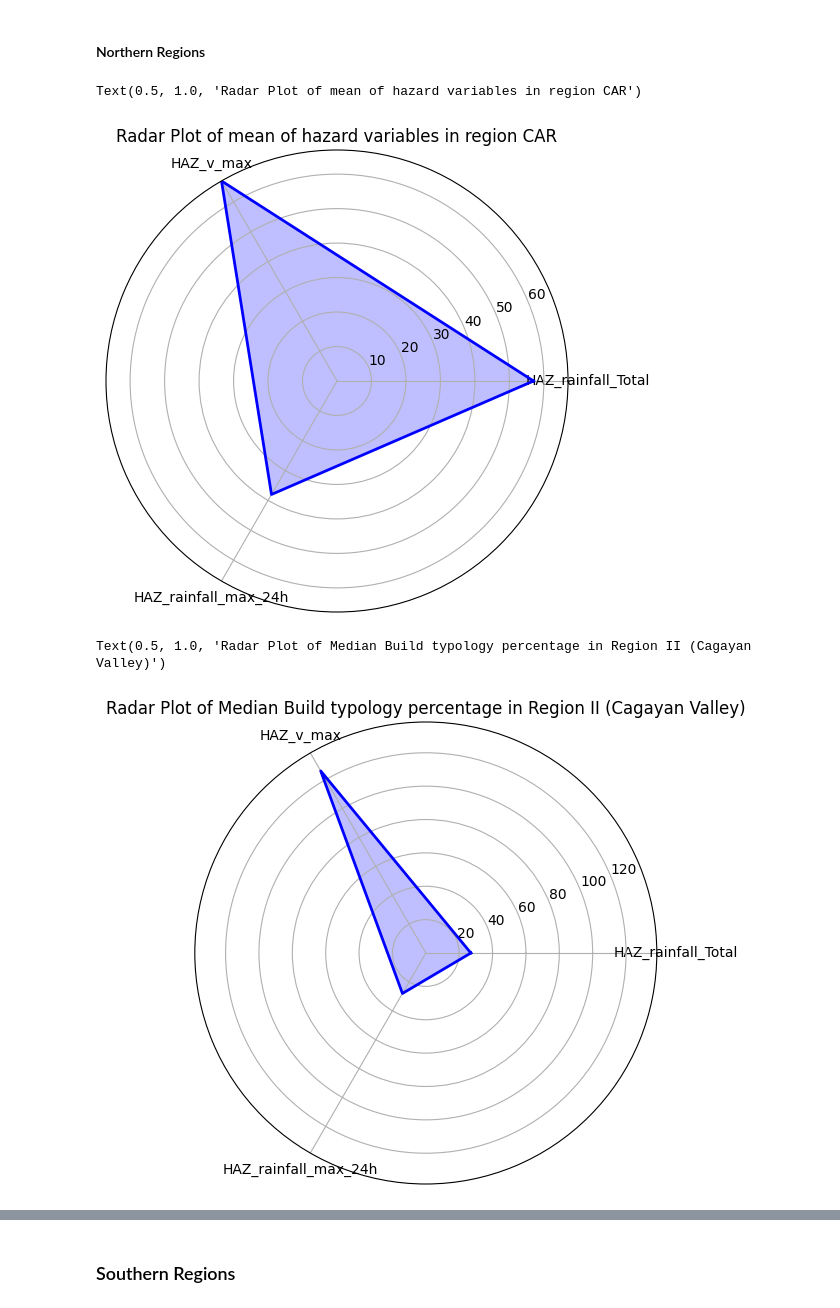
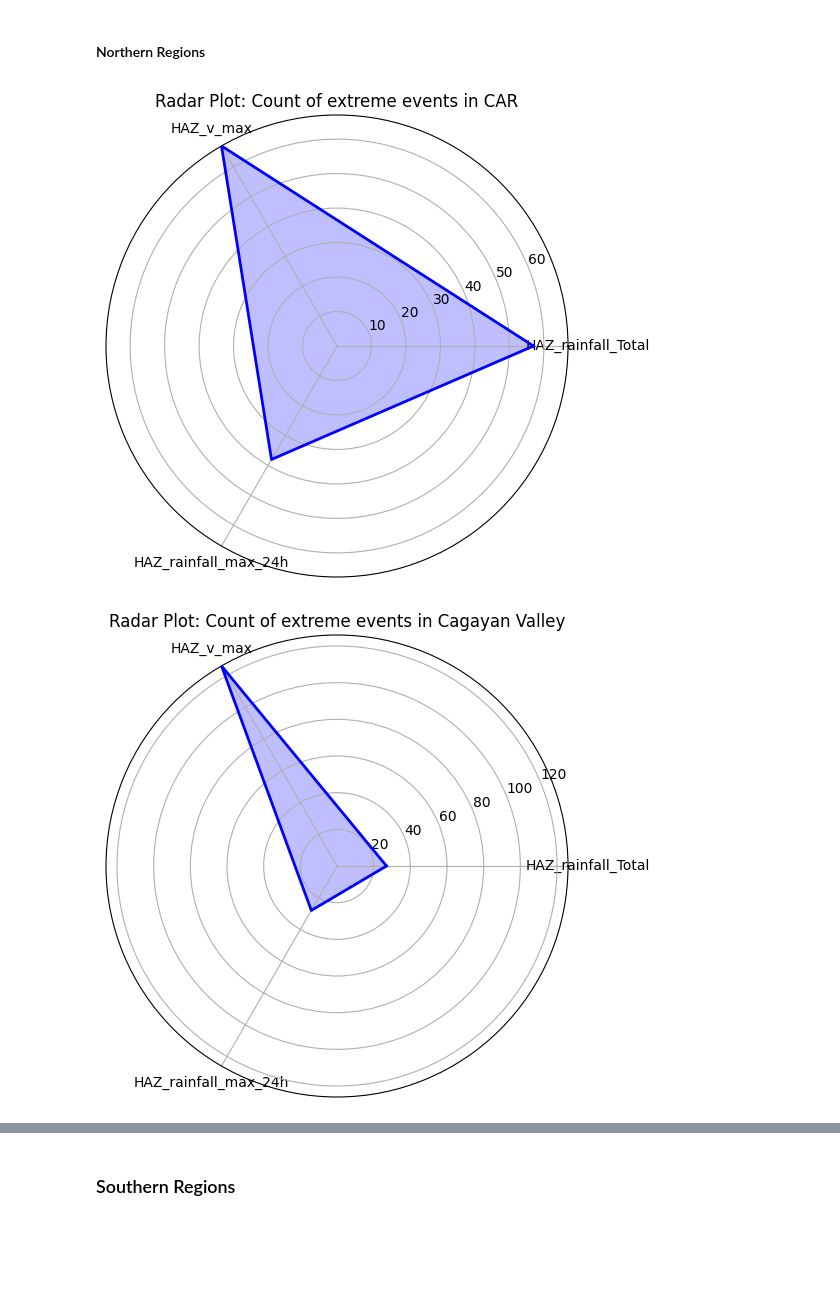
Before and after one commit to BMasinde/causal-fairness-Philippines-drrm, a Jupyter notebook: data expo notebooks/vulnerability_data_expo.ipynb, the cells around one changed output, grey strips where cells are left out. Drawn from its saved outputs; the diff is of its cells as text; code cells hidden in the pictures; blank space fills up the shorter version.

```diff
--- a/data expo notebooks/vulnerability_data_expo.ipynb
+++ b/data expo notebooks/vulnerability_data_expo.ipynb
@@ -811,5 +802,13 @@ Text(0.5, 1.0, 'Radar Plot of Median Build typology percentage in Region XIII (C
 # %% [markdown]
 ### Star: Plots Hazard components (From a persective of extremal Events)
+# %%
+# varaibles we are interested in
+
+haz_columns = ['HAZ_rainfall_Total', 'HAZ_v_max', 'HAZ_rainfall_max_24h','region']
+
+base_inc_Reg_Haz_DF = base_inc_reg_DF[haz_columns]
+
+viz_haz_columns = ['HAZ_rainfall_Total', 'HAZ_v_max','HAZ_rainfall_max_24h']
 # %% [markdown]
 Since we have observations of hazard components on all the municipalities, it is better to consider/ count only the extremal events
 to see if there's a difference between northern and southern regions. We use quantiles to determine which event measurements are outliers then count them per-region.
@@ -840,7 +839,7 @@ def count_outliers(df):
             upper_bound = Q3 + 1.5 * IQR
 
             # Count the number of outliers (values outside the bounds)
-            outliers = ((df[col] < lower_bound) | (df[col] > upper_bound)).sum()
+            outliers =  (df[col] > upper_bound).sum()
 
             # Store the count in the dictionary
             outlier_counts[col] = outliers
@@ -854,23 +853,15 @@ def count_outliers(df):
     return outlier_df
 # %% [markdown]
 #### Northern Regions
-# %%
-# varaibles we are interested in
-
-selected_columns = ['HAZ_rainfall_Total', 'HAZ_v_max', 'HAZ_rainfall_max_24h','region']
-
-base_inc_Reg_Haz_DF = base_inc_reg_DF[selected_columns]
-
-viz_columns = ['HAZ_rainfall_Total', 'HAZ_v_max','HAZ_rainfall_max_24h']
 # %%
 # Filter the DataFrame by a specific 'Cordillera Administrative Region (CAR)'
 
 CAR_region_HZ = base_inc_Reg_Haz_DF[base_inc_Reg_Haz_DF['region'] == 'Cordillera Administrative Region (CAR)']
 
 # get the outliers across the variables
-CAR_region_Outliers = count_outliers(CAR_region_HZ[viz_columns])
+CAR_region_Outliers = count_outliers(CAR_region_HZ[viz_haz_columns])
 
-num_vars = len(viz_columns)
+num_vars = len(viz_haz_columns)
 
 # Compute angle for each axis (we divide the plot by the number of variables)
 angles = np.linspace(0, 2 * np.pi, num_vars, endpoint=False).tolist()
@@ -891,52 +882,73 @@ ax.plot(angles, values, color='blue', linewidth=2)
 
 # Set the labels for each axis
 ax.set_xticks(angles[:-1])
-ax.set_xticklabels(viz_columns)
+ax.set_xticklabels(viz_haz_columns)
 
 # Set the range for the radar chart (you can customize this based on your data)
 ax.set_ylim(0, CAR_region_Outliers.max().max())  # Adjust the upper limit according to your data
 
 # Add a title
-plt.title('Radar Plot of mean of hazard variables in region CAR')
+plt.title('Radar Plot: Count of extreme events in CAR')
+
+# Define the output directory and file path
+output_directory = '/Users/masinde/Projects/causal-fairness-Philippines-drrm/graphs'
+output_file = 'N-region_CAR_haz_rad.png'
+output_path_region_CAR_haz_rad = os.path.join(output_directory, output_file)
+
+# Save the figure as a PNG with 300 DPI
+plt.savefig(output_path_region_CAR_haz_rad, dpi=300, format='png')
+
+# Show the plot (optional)
+plt.show()
 # %% [output]
-Text(0.5, 1.0, 'Radar Plot of mean of hazard variables in region CAR')
-[figure, old version]
+[figure, new version]
 # %%
-# Filter the DataFrame by a specific 'Cordillera Administrative Region (CAR)'
+# Filter the DataFrame by a specific 'Cordillera Administrative Region Cagayan Valley'
 
 region_II_HZ =  base_inc_Reg_Haz_DF[base_inc_Reg_Haz_DF['region'] == 'Region II (Cagayan Valley)']
 
 # get the mean across the variables
-region_II_Outliers = count_outliers(region_II_HZ[viz_columns])
+region_II_Outliers = count_outliers(region_II_HZ[viz_haz_columns])
 
-num_vars = len(viz_columns)
+num_vars = len(viz_haz_columns)
 
 # Compute angle for each axis (we divide the plot by the number of variables)
 angles = np.linspace(0, 2 * np.pi, num_vars, endpoint=False).tolist()
 
 # Make the plot circular by appending the start to the end
 angles += angles[:1]
 
 # Initialize the radar plot
 fig, ax = plt.subplots(figsize=(6, 6), subplot_kw=dict(polar=True))
 
 # Add the first mean value to the end to close the loop
 values = region_II_Outliers.iloc[0].tolist()
 values += values[:1]
 
 # Plot the radar chart
 ax.fill(angles, values, color='blue', alpha=0.25)
 ax.plot(angles, values, color='blue', linewidth=2)
 
 # Set the labels for each axis
 ax.set_xticks(angles[:-1])
-ax.set_xticklabels(viz_columns)
+ax.set_xticklabels(viz_haz_columns)
 
 # Set the range for the radar chart (you can customize this based on your data)
-ax.set_ylim(0, region_II_mean.max().max())  # Adjust the upper limit according to your data
+ax.set_ylim(0, region_II_Outliers.max().max())  # Adjust the upper limit according to your data
 
 # Add a title
-plt.title('Radar Plot of Median Build typology percentage in Region II (Cagayan Valley)')
+plt.title('Radar Plot: Count of extreme events in Cagayan Valley')
+
+
+# Define the output directory and file path
+output_directory = '/Users/masinde/Projects/causal-fairness-Philippines-drrm/graphs'
+output_file = 'N-region_II_haz_rad.png'
+output_path_region_II_haz_rad = os.path.join(output_directory, output_file)
+
+# Save the figure as a PNG with 300 DPI
+plt.savefig(output_path_region_II_haz_rad, dpi=300, format='png')
+
+# Show the plot (optional)
+plt.show()
 # %% [output]
-Text(0.5, 1.0, 'Radar Plot of Median Build typology percentage in Region II (Cagayan Valley)')
-[figure, old version]
+[figure, new version]
```
Also changed, not shown: parts of 33 cells of this notebook.
